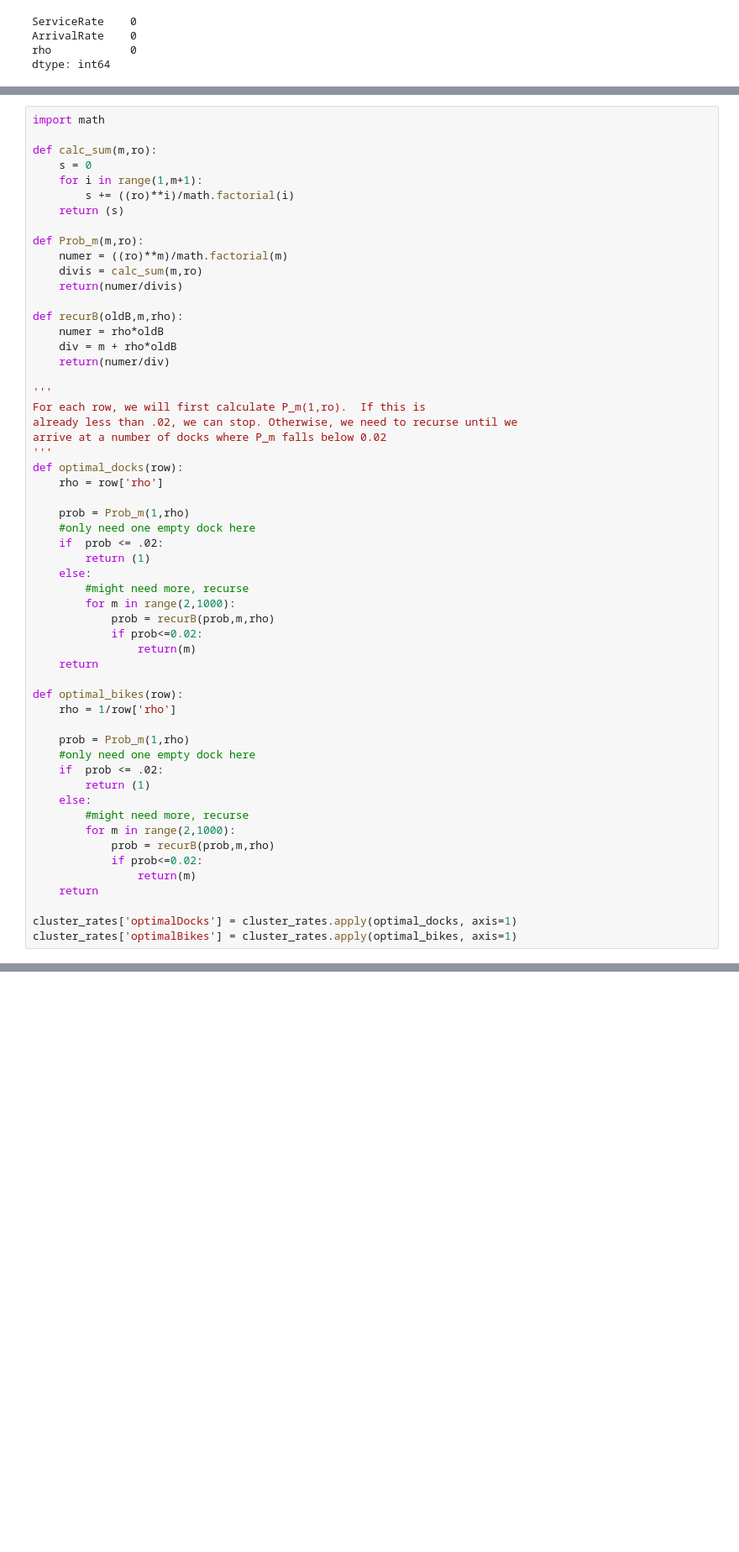
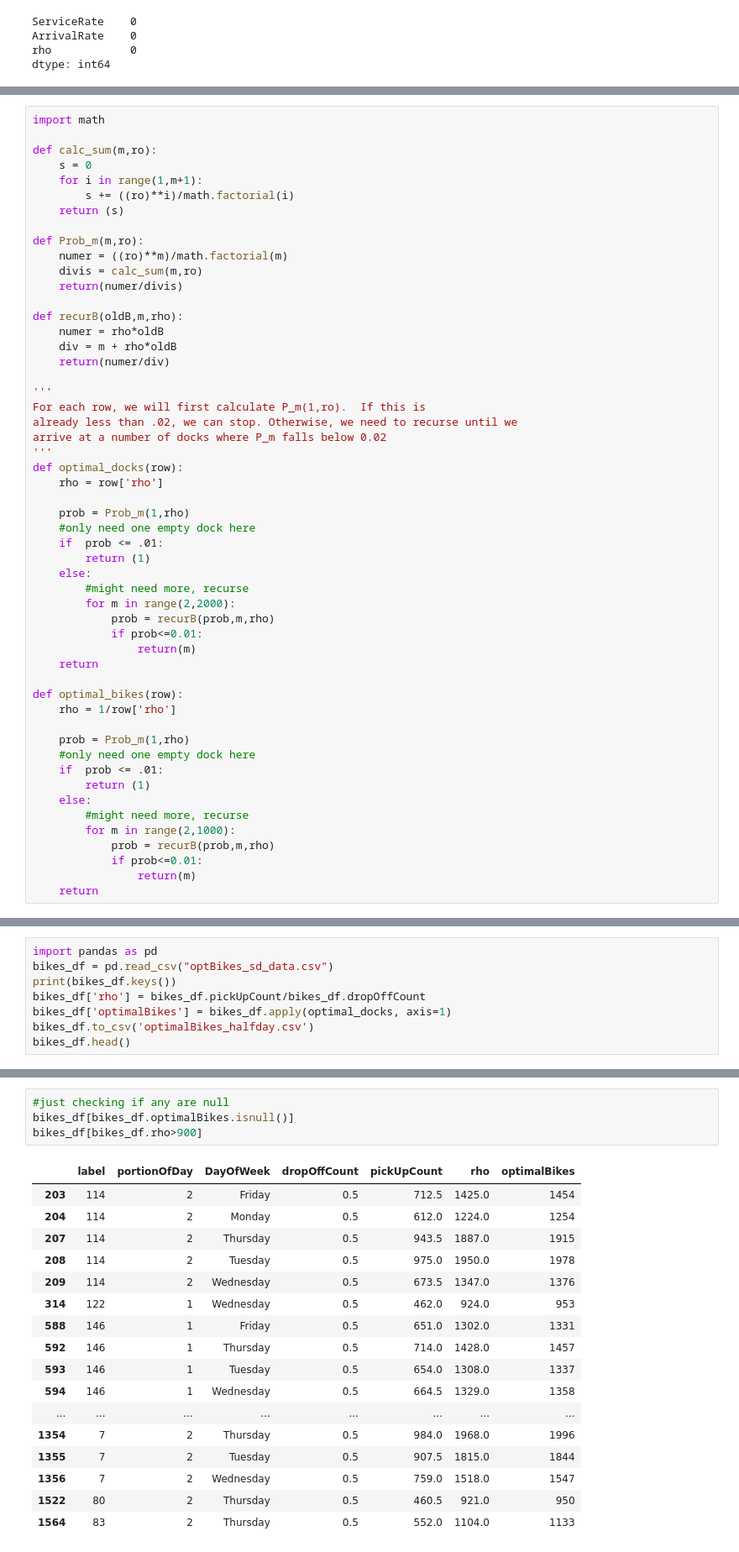
Before and after one commit to aslakey/Transportation-Algorithms, a Jupyter notebook: Citi_Bike.ipynb, the cells around one changed output, grey strips where cells are left out. Shown: that part at 84% size. Drawn from its saved outputs; the diff is of its cells as text; blank space fills up the shorter version.

```diff
--- a/Citi_Bike.ipynb
+++ b/Citi_Bike.ipynb
@@ -212,13 +216,13 @@ def optimal_docks(row):
 
     prob = Prob_m(1,rho)
     #only need one empty dock here
-    if  prob <= .02:
+    if  prob <= .01:
         return (1)
     else:
         #might need more, recurse
-        for m in range(2,1000):
+        for m in range(2,2000):
             prob = recurB(prob,m,rho)
-            if prob<=0.02:
+            if prob<=0.01:
                 return(m)
     return
 
@@ -227,16 +231,13 @@ def optimal_bikes(row):
 
     prob = Prob_m(1,rho)
     #only need one empty dock here
-    if  prob <= .02:
+    if  prob <= .01:
         return (1)
     else:
         #might need more, recurse
         for m in range(2,1000):
             prob = recurB(prob,m,rho)
-            if prob<=0.02:
+            if prob<=0.01:
                 return(m)
     return
-
-cluster_rates['optimalDocks'] = cluster_rates.apply(optimal_docks, axis=1)
-cluster_rates['optimalBikes'] = cluster_rates.apply(optimal_bikes, axis=1)
 # %%
@@ -254,0 +265,8 @@ cluster_rates.describe()
+# %%
+import pandas as pd
+bikes_df = pd.read_csv("optBikes_sd_data.csv")
+print(bikes_df.keys())
+bikes_df['rho'] = bikes_df.pickUpCount/bikes_df.dropOffCount
+bikes_df['optimalBikes'] = bikes_df.apply(optimal_docks, axis=1)
+bikes_df.to_csv('optimalBikes_halfday.csv')
+bikes_df.head()
@@ -254,0 +290,22 @@ cluster_rates.describe()
+# %%
+#just checking if any are null
+bikes_df[bikes_df.optimalBikes.isnull()]
+bikes_df[bikes_df.rho>900]
+# %% [output]
+|  | label | portionOfDay | DayOfWeek | dropOffCount | pickUpCount | rho | optimalBikes |
+| 203 | 114 | 2 | Friday | 0.5 | 712.5 | 1425.0 | 1454 |
+| 204 | 114 | 2 | Monday | 0.5 | 612.0 | 1224.0 | 1254 |
+| 207 | 114 | 2 | Thursday | 0.5 | 943.5 | 1887.0 | 1915 |
+| 208 | 114 | 2 | Tuesday | 0.5 | 975.0 | 1950.0 | 1978 |
+| 209 | 114 | 2 | Wednesday | 0.5 | 673.5 | 1347.0 | 1376 |
+| 314 | 122 | 1 | Wednesday | 0.5 | 462.0 | 924.0 | 953 |
+| 588 | 146 | 1 | Friday | 0.5 | 651.0 | 1302.0 | 1331 |
+| 592 | 146 | 1 | Thursday | 0.5 | 714.0 | 1428.0 | 1457 |
+| 593 | 146 | 1 | Tuesday | 0.5 | 654.0 | 1308.0 | 1337 |
+| 594 | 146 | 1 | Wednesday | 0.5 | 664.5 | 1329.0 | 1358 |
+| ... | ... | ... | ... | ... | ... | ... | ... |
+| 1354 | 7 | 2 | Thursday | 0.5 | 984.0 | 1968.0 | 1996 |
+| 1355 | 7 | 2 | Tuesday | 0.5 | 907.5 | 1815.0 | 1844 |
+| 1356 | 7 | 2 | Wednesday | 0.5 | 759.0 | 1518.0 | 1547 |
+| 1522 | 80 | 2 | Thursday | 0.5 | 460.5 | 921.0 | 950 |
+| 1564 | 83 | 2 | Thursday | 0.5 | 552.0 | 1104.0 | 1133 |
```
Also changed, not shown: parts of 6 cells of this notebook.
